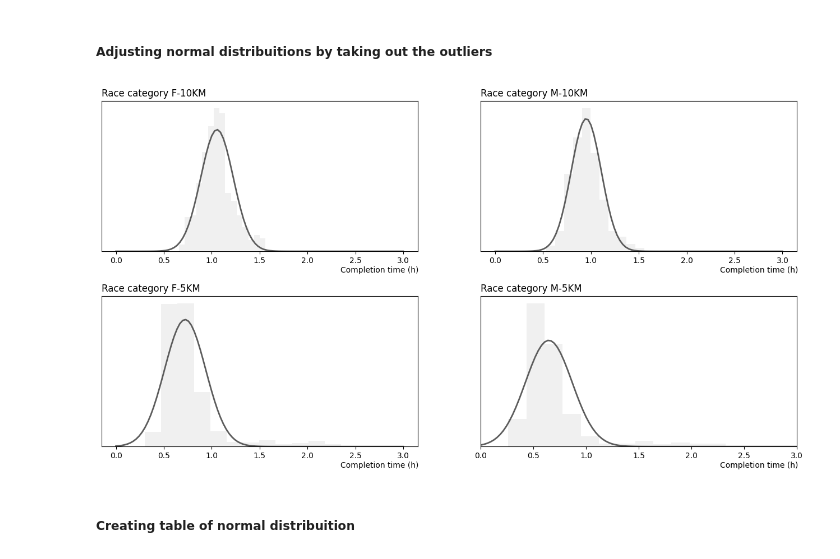
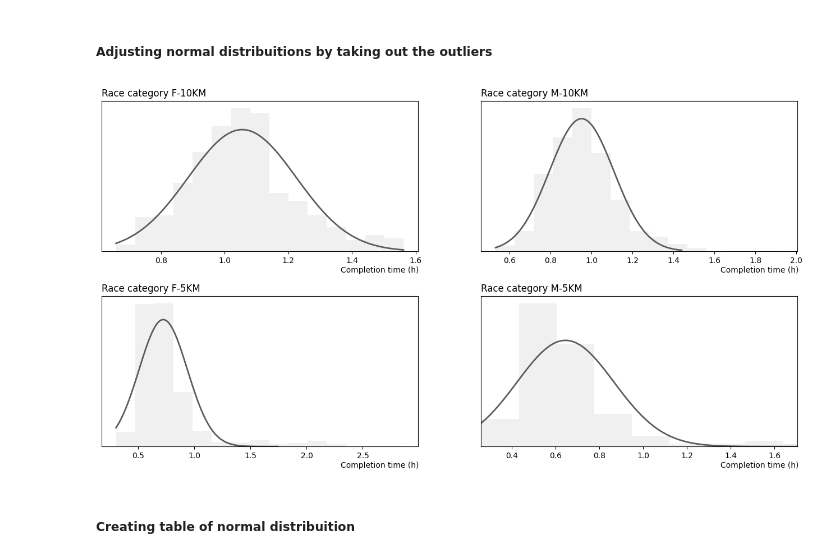
Before and after one commit to rocha-carvalhaes/galo_race_project, a Jupyter notebook: 03_notebooks/exploratory_analysis.ipynb, the cells around one changed output. Drawn from its saved outputs; the diff is of its cells as text; code cells hidden in the pictures.

Commit message:
Adjustments in normal distribuition. Alter Min to minimim value and Max to maximum value

```diff
--- a/03_notebooks/exploratory_analysis.ipynb
+++ b/03_notebooks/exploratory_analysis.ipynb
@@ -117,36 +117,36 @@ for i in range(0,4):
     # Plotting histogram
     ax.flat[i].hist(values, bins=15, color='#F0F0F0', density=True)
 
     # Removing outliers
     z_scores = np.abs(zscore(df_br['time_h']))
     threshold = 3
     df_br = df_br[z_scores <= threshold]
     values = df_br.time_h.values
 
     # Normal distribuition params
     mean, std = norm.fit(values)
-    xmin = 0
-    xmax = 3 #values.max()
+    xmin = values.min()
+    xmax = values.max() #values.max()
     plt.xlim(xmin, xmax)
     x = np.linspace(xmin, xmax, 100)
     p = norm.pdf(x, mean, std)
 
     # Plotting normal distribuition
     ax.flat[i].plot(x, p, color='#5C5C5C', linewidth=2)
 
     ax.flat[i].set_title(f'Race category {genders[i]}-{dist_nums[i]}KM', loc='left')
 
     ax.flat[i].tick_params(axis='y', which='both', left=False, labelleft=False)
 
     ax.flat[i].set_xlabel('Completion time (h)')
 
     ax.flat[i].xaxis.set_label_coords(0.88, -0.1)
 
     plt.subplots_adjust(hspace = 0.3)
 
 plt.show()
 # %% [output]
-[figure, old version]
+[figure, new version]
 # %% [markdown]
 ##### Creating table of normal distribuition
 # %%
```
Also changed, not shown: 2 other files.
